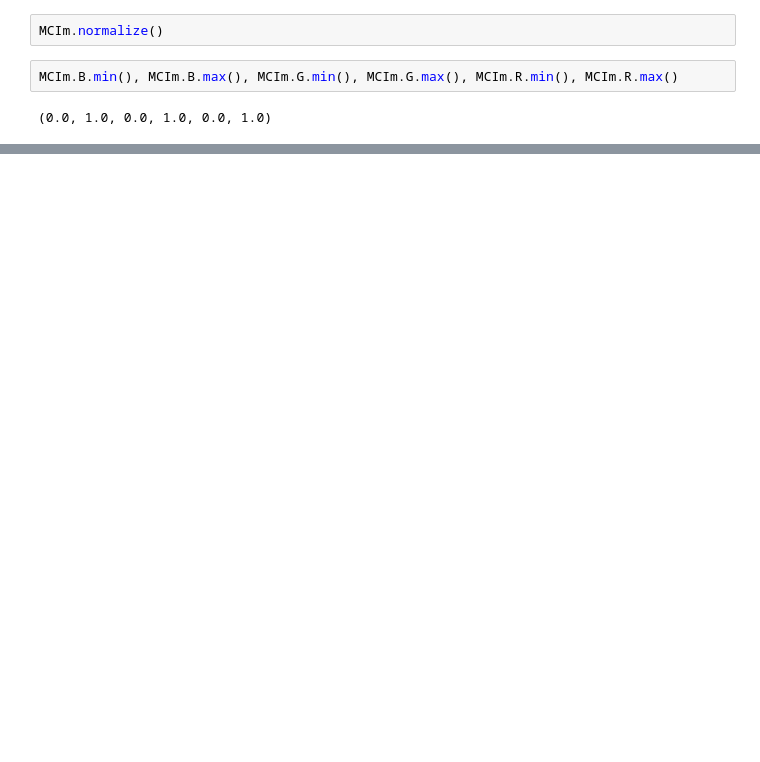
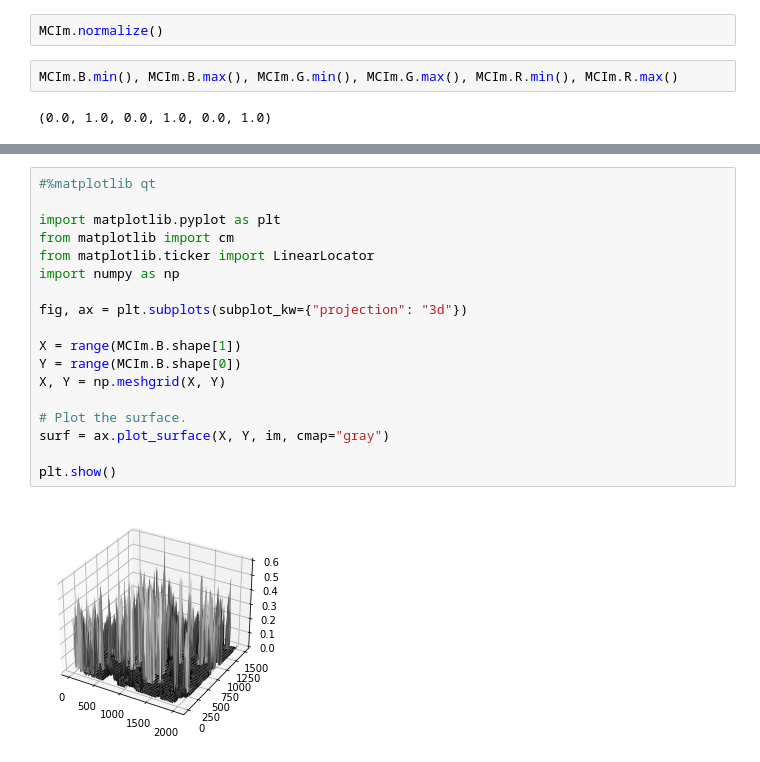
Before and after one commit to SimonBon/CellClass, a Jupyter notebook: test.ipynb, the cells around one changed output, grey strips where cells are left out. Saved outputs shown, nothing was run; the diff lists cells and outputs as text; blank space fills up the shorter version.

```diff
--- a/test.ipynb
+++ b/test.ipynb
@@ -30,3 +43,23 @@ plt.imshow(MCIm.B)
+# %%
+#%matplotlib qt
+
+import matplotlib.pyplot as plt
+from matplotlib import cm
+from matplotlib.ticker import LinearLocator
+import numpy as np
+
+fig, ax = plt.subplots(subplot_kw={"projection": "3d"})
+
+X = range(MCIm.B.shape[1])
+Y = range(MCIm.B.shape[0])
+X, Y = np.meshgrid(X, Y)
+
+# Plot the surface.
+surf = ax.plot_surface(X, Y, im, cmap="gray")
+
+plt.show()
+# %% [output]
+[figure, added]
 # %%
 from deepcell.applications import NuclearSegmentation
 
```
Also changed, not shown: parts of 11 cells of this notebook.
